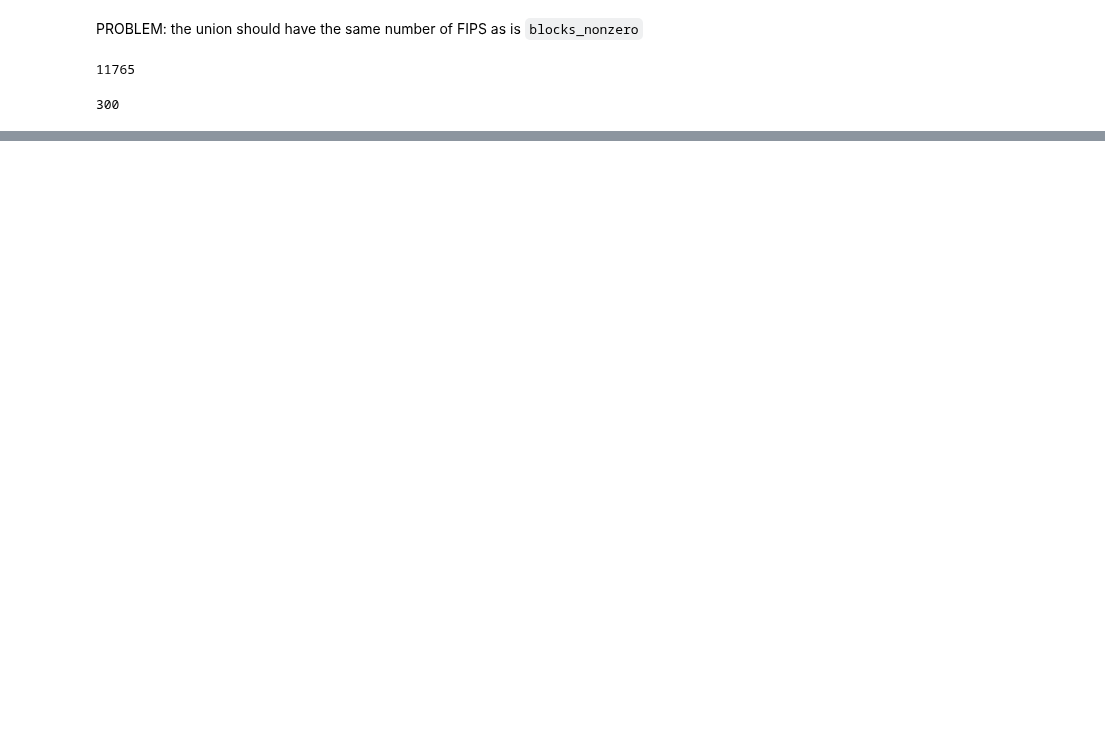
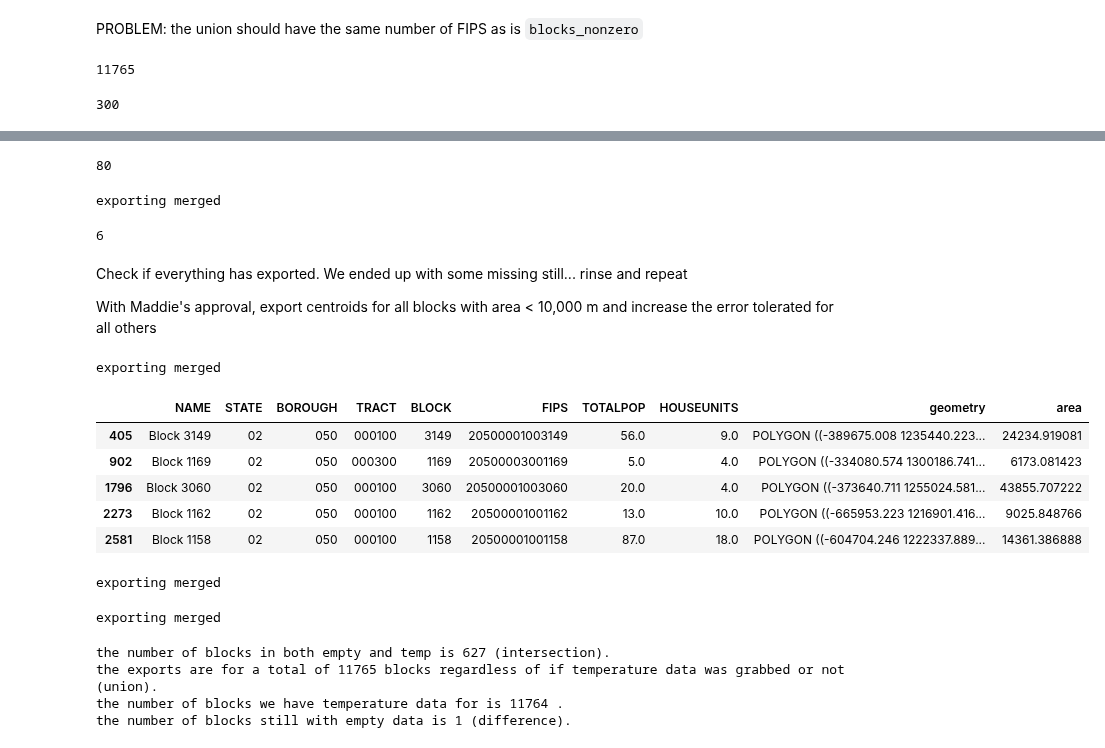
Before and after one commit to uwescience/DSSG2023-Heating-Loads, a Jupyter notebook: Code/extractTempByBlock.ipynb, the cells around one changed output, grey strips where cells are left out. Saved outputs shown, nothing was run; the diff lists cells and outputs as text; code cells hidden in the pictures; blank space fills up the shorter version.

```diff
--- a/Code/extractTempByBlock.ipynb
+++ b/Code/extractTempByBlock.ipynb
@@ -926,10 +929,12 @@ The above doesn't check if the empty temperature data has actually already been
 emptyFIPS = set(empty['FIPS'].unique())
 tempFIPS = set(temp['FIPS'].unique())
 exportFIPS = emptyFIPS.union(tempFIPS)
+trulyEmptyFIPS = emptyFIPS.difference(tempFIPS)
 
 print("the number of blocks in both empty and temp is", len(emptyFIPS.intersection(tempFIPS)), "(intersection).")
 print("the exports are for a total of", len(exportFIPS), "blocks regardless of if temperature data was grabbed or not (union).")
-print("the number of blocks still with empty data is", len(emptyFIPS.difference(tempFIPS)), "(difference).")
+print("the number of blocks we have temperature data for is", len(tempFIPS), ".")
+print("the number of blocks still with empty data is", len(trulyEmptyFIPS), "(difference).")
 # %% [output]
 the number of blocks in both empty and temp is 248 (intersection).
 the exports are for a total of 11465 blocks regardless of if temperature data was grabbed or not (union).
@@ -1030,0 +1032,48 @@ for i in df_dict:
+# %%
+empty600_fc.size().getInfo()
+# %% [output]
+80
+# %%
+full_process(empty600_fc, "final 80 blocks")
+# %% [output]
+exporting merged
+# %%
+df = pd.read_csv("../DSSG2023-Heating-Loads-Data/Data/temp_export_raw/last_80_blocks.csv")
+
+mean_temp = df['temperature_2m'].fillna(df['mean_2m_air_temperature'])
+min_temp = df['temperature_2m_min'].fillna(df['minimum_2m_air_temperature'])
+max_temp = df['temperature_2m_max'].fillna(df['maximum_2m_air_temperature'])
+
+df_formatted = df[['BLOCK', "FIPS", 'date']]
+
+df_formatted['min_temp'] = min_temp
+df_formatted['mean_temp'] = mean_temp
+df_formatted['max_temp'] = max_temp
+
+empty = df_formatted[df_formatted['min_temp'].isnull()]
+len(empty['FIPS'].unique())
+# %% [output]
+6
+# %% [markdown]
+Check if everything has exported. We ended up with some missing still... rinse and repeat
+
+With Maddie's approval, export centroids for all blocks with area < 10,000 m and increase the error tolerated for all others
+# %%
+reallyEmptyFIPS2 = list(trulyEmptyFIPS)
+
+reallyEmptyBlocks2 = blocks_nonzero.loc[blocks_nonzero['FIPS'].isin(reallyEmptyFIPS2)]
+reallyEmptyBlocks2_fc = geemap.geopandas_to_ee(reallyEmptyBlocks2)
+reallyEmptyBlocks2_fc_simple = reallyEmptyBlocks2_fc.map(simplify_map)
+full_process(reallyEmptyBlocks2_fc_simple, "80 missing blocks Try 1")
+# %% [output]
+exporting merged
+# %%
+reallyEmptyBlocks2['area'] = reallyEmptyBlocks2['geometry'].area
+reallyEmptyBlocks2.head()
+# %% [output]
+|  | NAME | STATE | BOROUGH | TRACT | BLOCK | FIPS | TOTALPOP | HOUSEUNITS | geometry | area |
+| 405 | Block 3149 | 02 | 050 | 000100 | 3149 | 20500001003149 | 56.0 | 9.0 | POLYGON ((-389675.008 1235440.223... | 24234.919081 |
+| 902 | Block 1169 | 02 | 050 | 000300 | 1169 | 20500003001169 | 5.0 | 4.0 | POLYGON ((-334080.574 1300186.741... | 6173.081423 |
+| 1796 | Block 3060 | 02 | 050 | 000100 | 3060 | 20500001003060 | 20.0 | 4.0 | POLYGON ((-373640.711 1255024.581... | 43855.707222 |
+| 2273 | Block 1162 | 02 | 050 | 000100 | 1162 | 20500001001162 | 13.0 | 10.0 | POLYGON ((-665953.223 1216901.416... | 9025.848766 |
+| 2581 | Block 1158 | 02 | 050 | 000100 | 1158 | 20500001001158 | 87.0 | 18.0 | POLYGON ((-604704.246 1222337.889... | 14361.386888 |
@@ -1030,0 +1087,4 @@ for i in df_dict:
+# %%
+full_process(centroid18_fc, "export 18 blocks as centroids")
+# %% [output]
+exporting merged
@@ -1030,0 +1096,19 @@ for i in df_dict:
+# %%
+full_process(empty_extra_simple_fc_2500, "export blocks with simplify 2500")
+# %% [output]
+exporting merged
+# %%
+temp, empty = process_exports_full(file_list)
+tempFIPS = set(temp['FIPS'].unique())
+exportFIPS = emptyFIPS.union(tempFIPS)
+trulyEmptyFIPS = empty.difference(tempFIPS)
+
+print("the number of blocks in both empty and temp is", len(empty.intersection(tempFIPS)), "(intersection).")
+print("the exports are for a total of", len(exportFIPS), "blocks regardless of if temperature data was grabbed or not (union).")
+print("the number of blocks we have temperature data for is", len(tempFIPS), ".")
+print("the number of blocks still with empty data is", len(trulyEmptyFIPS), "(difference).")
+# %% [output]
+the number of blocks in both empty and temp is 627 (intersection).
+the exports are for a total of 11765 blocks regardless of if temperature data was grabbed or not (union).
+the number of blocks we have temperature data for is 11764 .
+the number of blocks still with empty data is 1 (difference).
```
Also changed, not shown: parts of 68 cells of this notebook, 39 other files.
